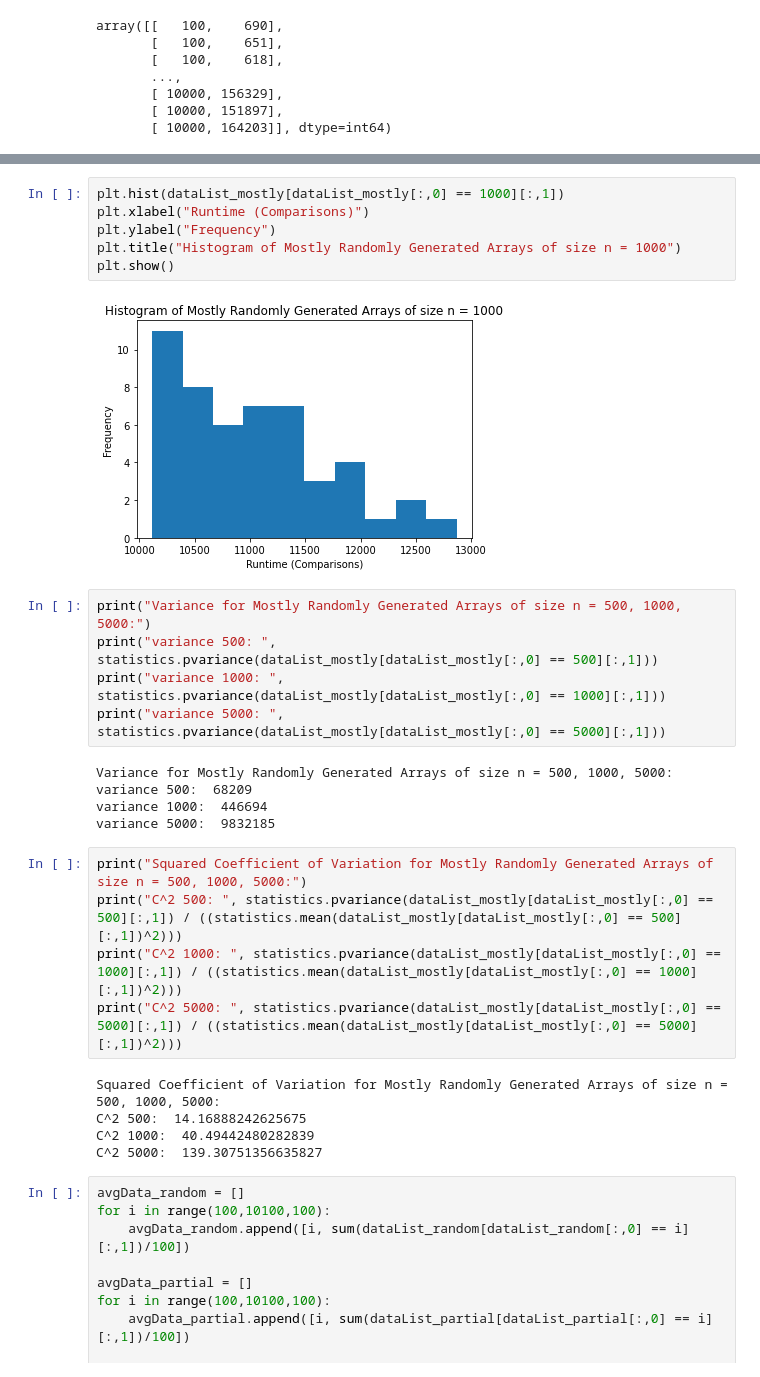
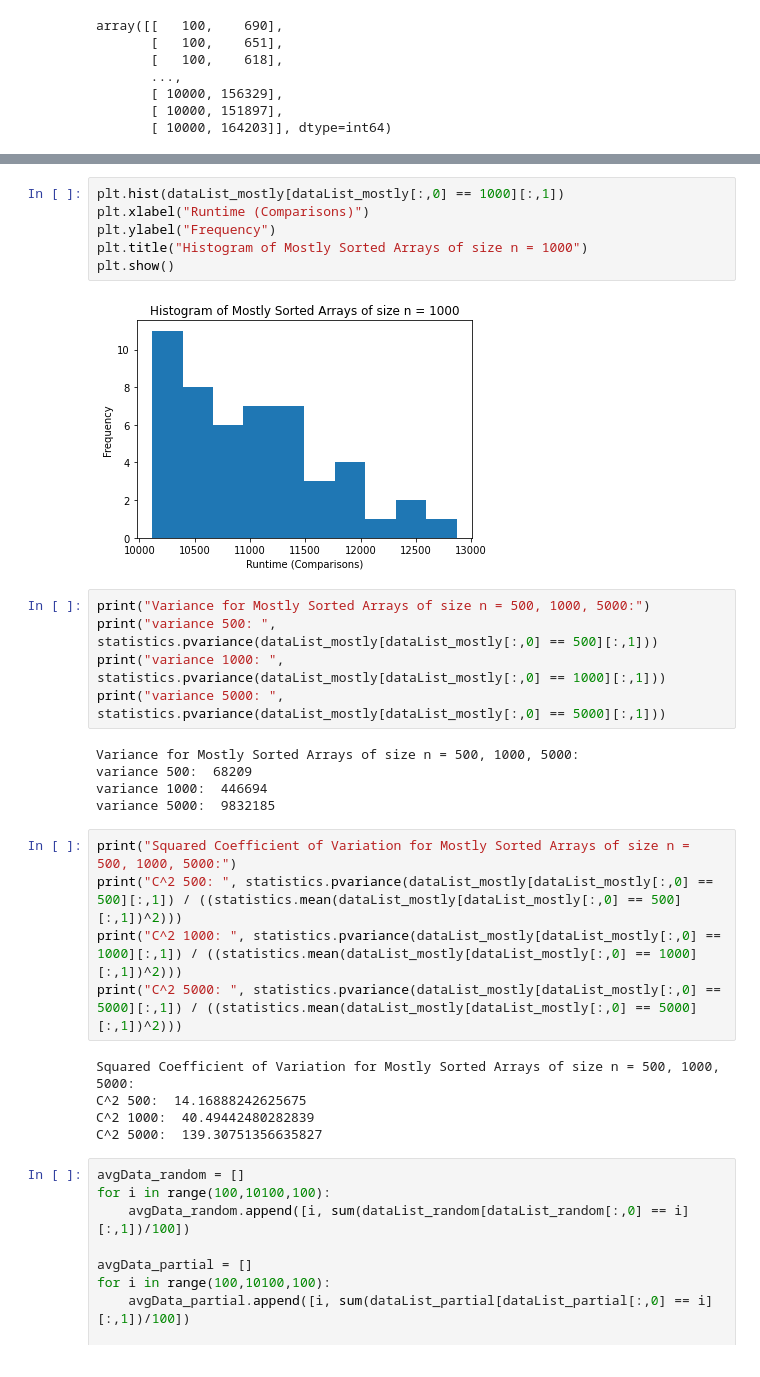
Before and after one commit to nathanielcrosby/QuickSort, a Jupyter notebook: random_graph.ipynb, the cells around one changed output, grey strips where cells are left out. Cells and saved outputs as stored; diff of their text form.

```diff
--- a/random_graph.ipynb
+++ b/random_graph.ipynb
@@ -101,28 +101,28 @@ C^2 5000:  205.24295612009237
 # %%
 plt.hist(dataList_mostly[dataList_mostly[:,0] == 1000][:,1])
 plt.xlabel("Runtime (Comparisons)")
 plt.ylabel("Frequency")
-plt.title("Histogram of Mostly Randomly Generated Arrays of size n = 1000")
+plt.title("Histogram of Mostly Sorted Arrays of size n = 1000")
 plt.show()
 # %% [output]
-[figure, old version]
+[figure, new version]
 # %%
-print("Variance for Mostly Randomly Generated Arrays of size n = 500, 1000, 5000:")
+print("Variance for Mostly Sorted Arrays of size n = 500, 1000, 5000:")
 print("variance 500: ", statistics.pvariance(dataList_mostly[dataList_mostly[:,0] == 500][:,1]))
 print("variance 1000: ", statistics.pvariance(dataList_mostly[dataList_mostly[:,0] == 1000][:,1]))
 print("variance 5000: ", statistics.pvariance(dataList_mostly[dataList_mostly[:,0] == 5000][:,1]))
 # %% [output]
-Variance for Mostly Randomly Generated Arrays of size n = 500, 1000, 5000:
+Variance for Mostly Sorted Arrays of size n = 500, 1000, 5000:
 variance 500:  68209
 variance 1000:  446694
 variance 5000:  9832185
 # %%
-print("Squared Coefficient of Variation for Mostly Randomly Generated Arrays of size n = 500, 1000, 5000:")
+print("Squared Coefficient of Variation for Mostly Sorted Arrays of size n = 500, 1000, 5000:")
 print("C^2 500: ", statistics.pvariance(dataList_mostly[dataList_mostly[:,0] == 500][:,1]) / ((statistics.mean(dataList_mostly[dataList_mostly[:,0] == 500][:,1])^2)))
 print("C^2 1000: ", statistics.pvariance(dataList_mostly[dataList_mostly[:,0] == 1000][:,1]) / ((statistics.mean(dataList_mostly[dataList_mostly[:,0] == 1000][:,1])^2)))
 print("C^2 5000: ", statistics.pvariance(dataList_mostly[dataList_mostly[:,0] == 5000][:,1]) / ((statistics.mean(dataList_mostly[dataList_mostly[:,0] == 5000][:,1])^2)))
 # %% [output]
-Squared Coefficient of Variation for Mostly Randomly Generated Arrays of size n = 500, 1000, 5000:
+Squared Coefficient of Variation for Mostly Sorted Arrays of size n = 500, 1000, 5000:
 C^2 500:  14.16888242625675
 C^2 1000:  40.49442480282839
 C^2 5000:  139.30751356635827
```
Also changed, not shown: parts of 6 cells of this notebook, 1 other file.
